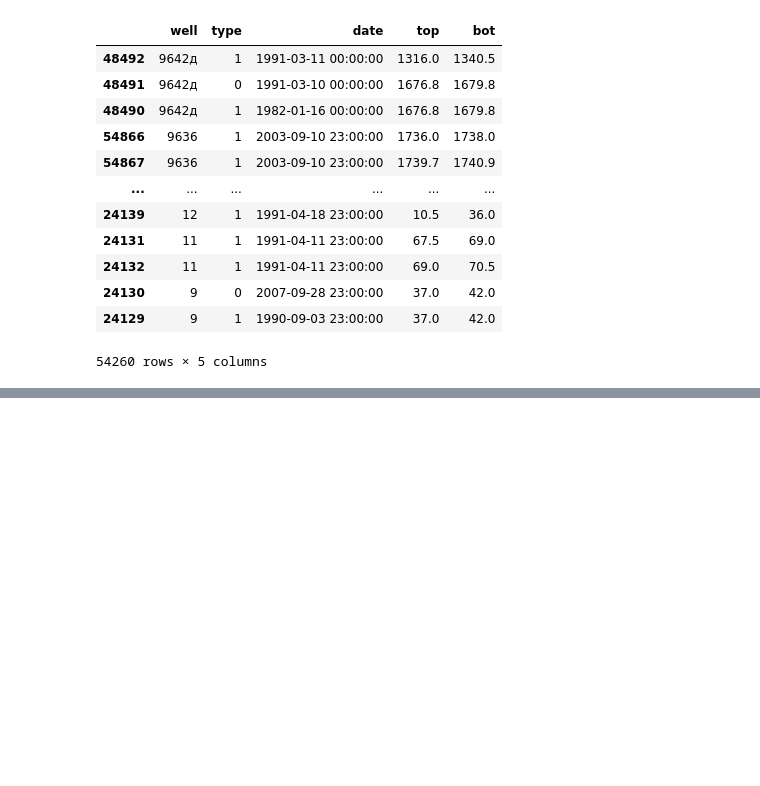
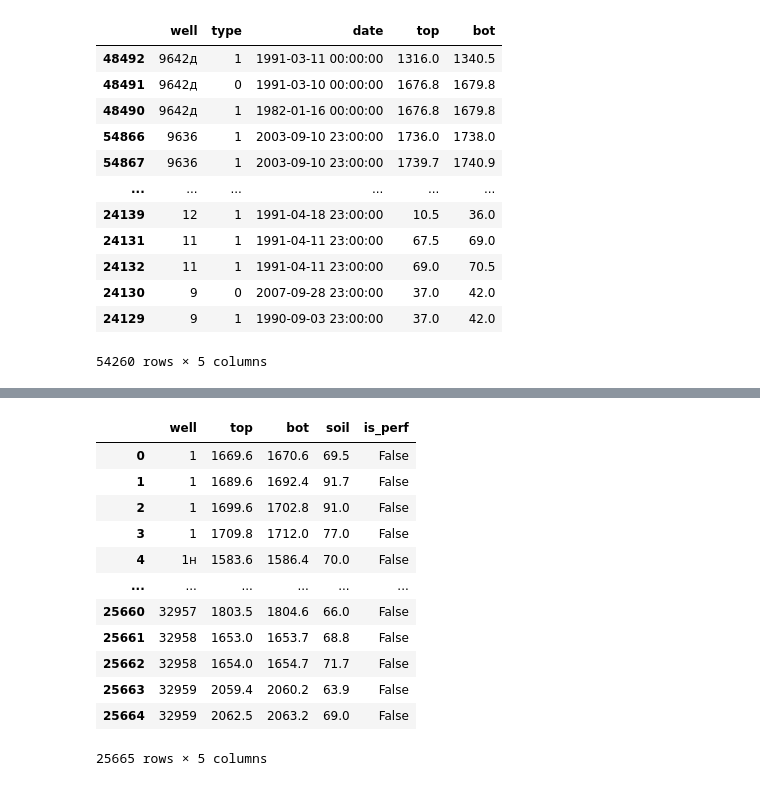
Before and after one commit to SEnikeeva/lost_plast, a Jupyter notebook: found.ipynb, the cells around one changed output, grey strips where cells are left out. Drawn from its saved outputs; the diff is of its cells as text; code cells hidden in the pictures; blank space fills up the shorter version.

```diff
--- a/found.ipynb
+++ b/found.ipynb
@@ -20,7 +20,7 @@ def replace_slash(file_path):
 perf_path = replace_slash('input_data\\' + 'armitz/miner/ARX_PERF.xlsx')
 fes_path = replace_slash('input_data\\armitz/miner/QINF.xlsx')
 # %%
-perf_ints, perf_df = perf_reader(perf_path)
+perf_df = perf_reader(perf_path)
 fes_df = fes_reader(fes_path)
 SOIL_CUT = 60
 # %% [output]
@@ -95,5 +93,3 @@ perf_df
 | 24130 | 9 | 0 | 2007-09-28 23:00:00 | 37.0 | 42.0 |
 | 24129 | 9 | 1 | 1990-09-03 23:00:00 | 37.0 | 42.0 |
 54260 rows × 5 columns
-# %%
-perf_df['date'] = perf_df['date'].dt.date
@@ -122,0 +96,27 @@ perf_df.drop(perf_df[perf_df['date'] > datetime2].index)
+# %%
+# проверка пласта на перфорированность
+def is_perf(top, bot, ints):
+    if ints is None:
+        return False
+    for row in ints.itertuples():
+        if (top < row.bot) and (row.top < bot):
+            return True
+    return False
+
+
+def find_layers(perf_df, fes_df, soil_cut):
+    lost_layers = pd.DataFrame(columns=['well', 'top', 'bot', 'soil', 'is_perf'])
+    for well in tqdm(fes_df['well'].unique()):
+        well_df = fes_df[fes_df['well'] == well][['well', 'top', 'bot', 'soil']]
+        well_df.dropna(inplace=True)
+        if len(well_df) == 0:
+            continue
+        ints = perf_df[perf_df['well'] == well][['top', 'bot']]
+        well_df['is_perf'] = well_df\
+            .apply(lambda x: is_perf(x['top'], x['bot'], ints), axis=1)
+        non_perf = well_df[(~well_df['is_perf']) &
+                           (well_df['soil'] > soil_cut)]
+        lost_layers = lost_layers.append(non_perf, ignore_index=True)
+    return lost_layers
+# %%
+plasts = find_layers(perf_df, fes_df, SOIL_CUT)
@@ -122,0 +305,16 @@ perf_df.drop(perf_df[perf_df['date'] > datetime2].index)
+# %%
+plasts
+# %% [output]
+|  | well | top | bot | soil | is_perf |
+| 0 | 1 | 1669.6 | 1670.6 | 69.5 | False |
+| 1 | 1 | 1689.6 | 1692.4 | 91.7 | False |
+| 2 | 1 | 1699.6 | 1702.8 | 91.0 | False |
+| 3 | 1 | 1709.8 | 1712.0 | 77.0 | False |
+| 4 | 1н | 1583.6 | 1586.4 | 70.0 | False |
+| ... | ... | ... | ... | ... | ... |
+| 25660 | 32957 | 1803.5 | 1804.6 | 66.0 | False |
+| 25661 | 32958 | 1653.0 | 1653.7 | 68.8 | False |
+| 25662 | 32958 | 1654.0 | 1654.7 | 71.7 | False |
+| 25663 | 32959 | 2059.4 | 2060.2 | 63.9 | False |
+| 25664 | 32959 | 2062.5 | 2063.2 | 69.0 | False |
+25665 rows × 5 columns
```
Also changed, not shown: parts of 5 cells of this notebook, 4 other files.
